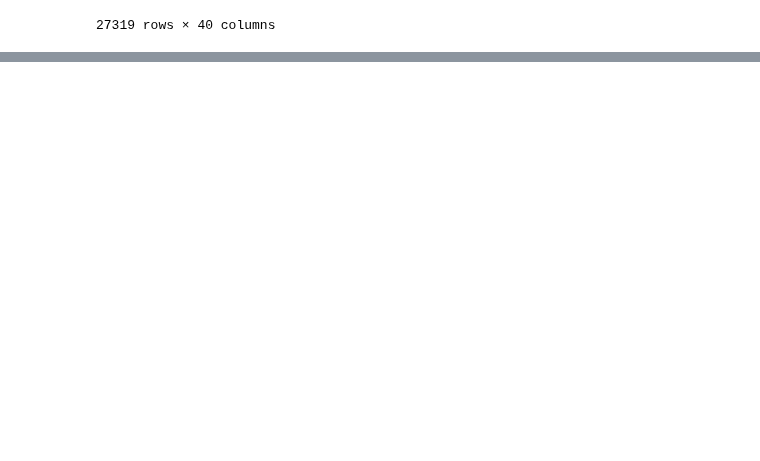
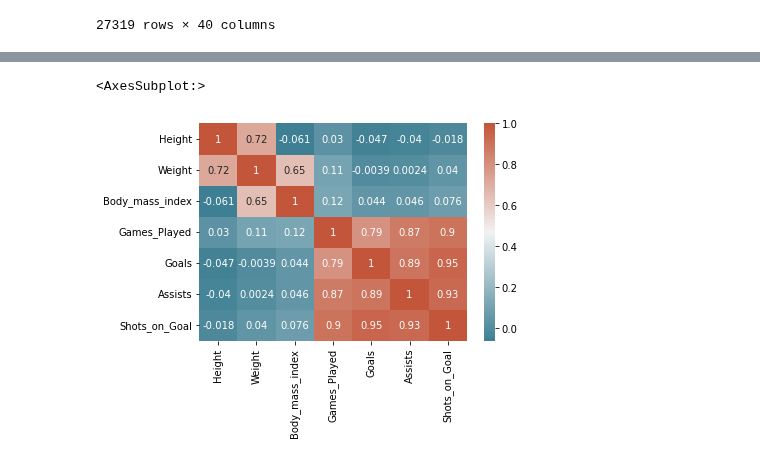
Before and after one commit to data301-2021-winter1/project-group38-project, a Jupyter notebook: notebooks/analysis3.ipynb, the cells around one changed output, grey strips where cells are left out. Saved outputs shown, nothing was run; the diff lists cells and outputs as text; code cells hidden in the pictures; blank space fills up the shorter version.

Commit message:
Cleaned the data and added visuals to my jupyter notebook

```diff
--- a/notebooks/analysis3.ipynb
+++ b/notebooks/analysis3.ipynb
@@ -8,5 +18,6 @@ import pandas as pd
 # %%
-pd.read_csv("../data/raw/NHL_Players_Statistics.csv", sep=';')
+mainData = pd.read_csv("../data/raw/NHL_Players_Statistics.csv", sep=';')
+mainData
 # %% [output]
 |  | Name | Date_of_birth | SEASON_year | SEASON | TEAM | Games_Played | Goals | Assists | Points | ... |
 | 0 | Aaron Downey | 1974-08-27 | 2000 | '99-'00 | BOS | 1 | 0.0 | 0.0 | 0.0 | ... |
@@ -23,0 +60,11 @@ pd.read_csv("../data/raw/NHL_Players_Statistics.csv", sep=';')
+# %%
+mainDataCleanedColumn = mainData.drop(["Date_of_birth","SEASON", "TEAM", "Points", "PlusMinus_Ratings", "Penalty_Minutes", "PowerPlay_Goals", "PowerPlay_Assists",
+                                       "Short_Goals", "Short_Assists", "Game_Winning_Goals", "Game_Tying_Goals", "Production", "Number", "Games_Started", "Wins", "Losses",
+                                      "Ties", "Overtime_Losses", "Goals_Against", "Goals_Against_Average", "Shots_Against", "Saves", "Save_Percentage", "Shutouts",
+                                       "Place_of_birth", "Shooting_Percentage", "Time_on_Ice_per_Game", "Age", "Experience"], axis = 1)
+mainDataCleanedColumnRows = mainDataCleanedColumn[mainDataCleanedColumn.SEASON_year >= 2000]
+
+# I dropped season year because I try to find the main characteristics of players since 2000, does not matter if he played one year or not.
+
+mainDataCleanedColumnRowsSeason = mainDataCleanedColumnRows.drop("SEASON_year", axis = 1)
+mainDataCleanedColumnRowsSeason.reset_index(drop = True)
@@ -23,0 +110,2 @@ pd.read_csv("../data/raw/NHL_Players_Statistics.csv", sep=';')
+# %%
+mainDataCleanedColumnRowsMissing =  mainDataCleanedColumnRowsSeason.dropna()
@@ -23,0 +132,3 @@ pd.read_csv("../data/raw/NHL_Players_Statistics.csv", sep=';')
+# %%
+allTogether = mainDataCleanedColumnRowsMissing.groupby(['Name', 'Position', 'Height', 'Weight', 'Body_mass_index'], as_index = False)[["Games_Played","Goals", "Assists", "Shots_on_Goal"]].sum()
+allTogether
@@ -23,0 +157,6 @@ pd.read_csv("../data/raw/NHL_Players_Statistics.csv", sep=';')
+# %%
+corr = allTogether.corr()
+sns.heatmap(corr, xticklabels=corr.columns, yticklabels=corr.columns, annot=True, cmap=sns.diverging_palette(220, 20, as_cmap=True))
+# %% [output]
+<AxesSubplot:>
+[figure, added]
```
Also changed, not shown: parts of 24 cells of this notebook.
